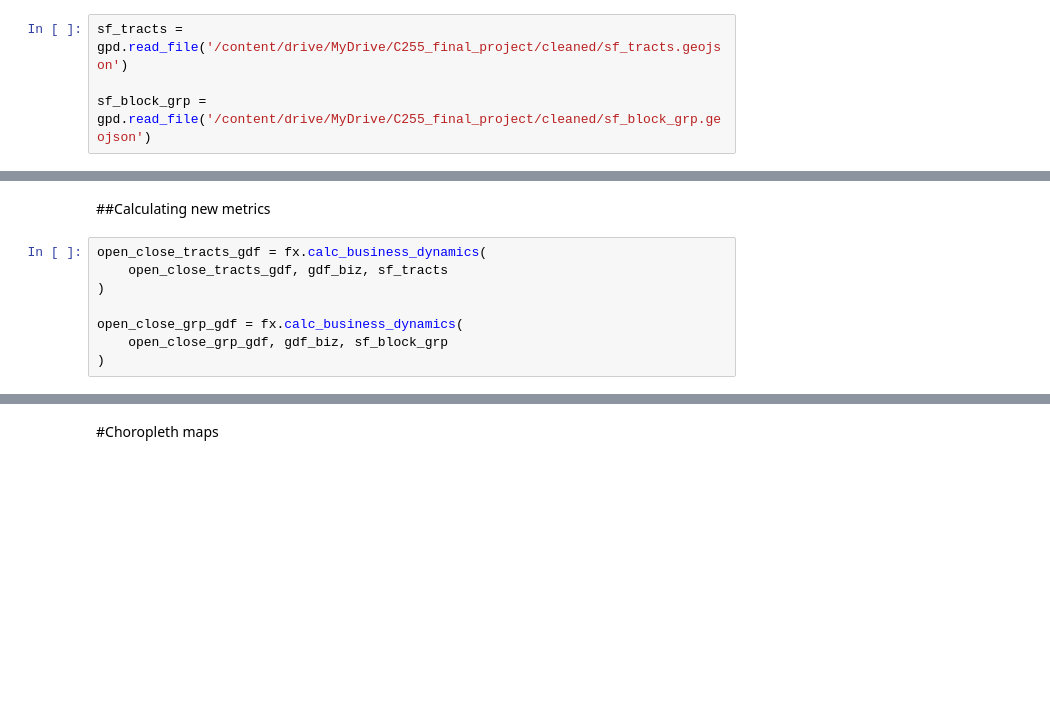
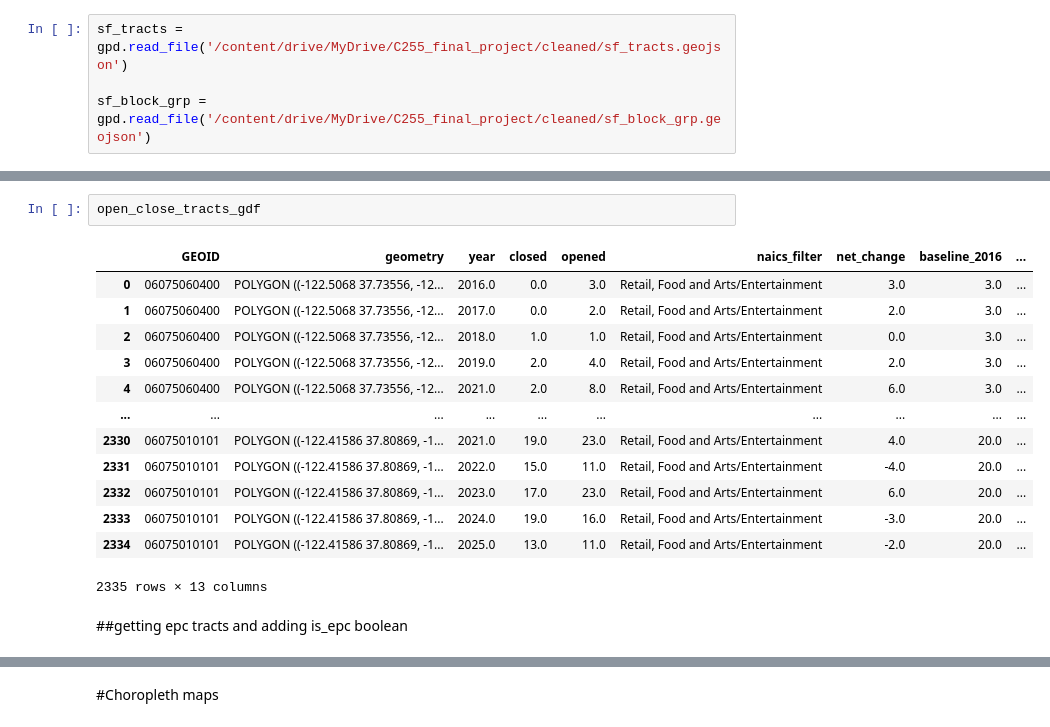
Before and after one commit to miaflynn/CYPLAN255-Final-Project, a Jupyter notebook: 03c_visualizations_net_change.ipynb, the cells around one changed output, grey strips where cells are left out. Cells and saved outputs as stored; diff of their text form; blank space fills up the shorter version.

```diff
--- a/03c_visualizations_net_change.ipynb
+++ b/03c_visualizations_net_change.ipynb
@@ -53,10 +95,18 @@ open_close_grp_gdf = fx.group_points_by_poly_year(gdf_open_close, sf_block_grp)
-# %% [markdown]
-##Calculating new metrics
-# %%
-open_close_tracts_gdf = fx.calc_business_dynamics(
-    open_close_tracts_gdf, gdf_biz, sf_tracts
-)
-
-open_close_grp_gdf = fx.calc_business_dynamics(
-    open_close_grp_gdf, gdf_biz, sf_block_grp
-)
+# %%
+open_close_tracts_gdf
+# %% [output]
+|  | GEOID | geometry | year | closed | opened | naics_filter | net_change | baseline_2016 | ... |
+| 0 | 06075060400 | POLYGON ((-122.5068 37.73556, -12... | 2016.0 | 0.0 | 3.0 | Retail, Food and Arts/Entertainment | 3.0 | 3.0 | ... |
+| 1 | 06075060400 | POLYGON ((-122.5068 37.73556, -12... | 2017.0 | 0.0 | 2.0 | Retail, Food and Arts/Entertainment | 2.0 | 3.0 | ... |
+| 2 | 06075060400 | POLYGON ((-122.5068 37.73556, -12... | 2018.0 | 1.0 | 1.0 | Retail, Food and Arts/Entertainment | 0.0 | 3.0 | ... |
+| 3 | 06075060400 | POLYGON ((-122.5068 37.73556, -12... | 2019.0 | 2.0 | 4.0 | Retail, Food and Arts/Entertainment | 2.0 | 3.0 | ... |
+| 4 | 06075060400 | POLYGON ((-122.5068 37.73556, -12... | 2021.0 | 2.0 | 8.0 | Retail, Food and Arts/Entertainment | 6.0 | 3.0 | ... |
+| ... | ... | ... | ... | ... | ... | ... | ... | ... | ... |
+| 2330 | 06075010101 | POLYGON ((-122.41586 37.80869, -1... | 2021.0 | 19.0 | 23.0 | Retail, Food and Arts/Entertainment | 4.0 | 20.0 | ... |
+| 2331 | 06075010101 | POLYGON ((-122.41586 37.80869, -1... | 2022.0 | 15.0 | 11.0 | Retail, Food and Arts/Entertainment | -4.0 | 20.0 | ... |
+| 2332 | 06075010101 | POLYGON ((-122.41586 37.80869, -1... | 2023.0 | 17.0 | 23.0 | Retail, Food and Arts/Entertainment | 6.0 | 20.0 | ... |
+| 2333 | 06075010101 | POLYGON ((-122.41586 37.80869, -1... | 2024.0 | 19.0 | 16.0 | Retail, Food and Arts/Entertainment | -3.0 | 20.0 | ... |
+| 2334 | 06075010101 | POLYGON ((-122.41586 37.80869, -1... | 2025.0 | 13.0 | 11.0 | Retail, Food and Arts/Entertainment | -2.0 | 20.0 | ... |
+2335 rows × 13 columns
+# %% [markdown]
+##getting epc tracts and adding is_epc boolean
```
Also changed, not shown: parts of 10 cells of this notebook.
